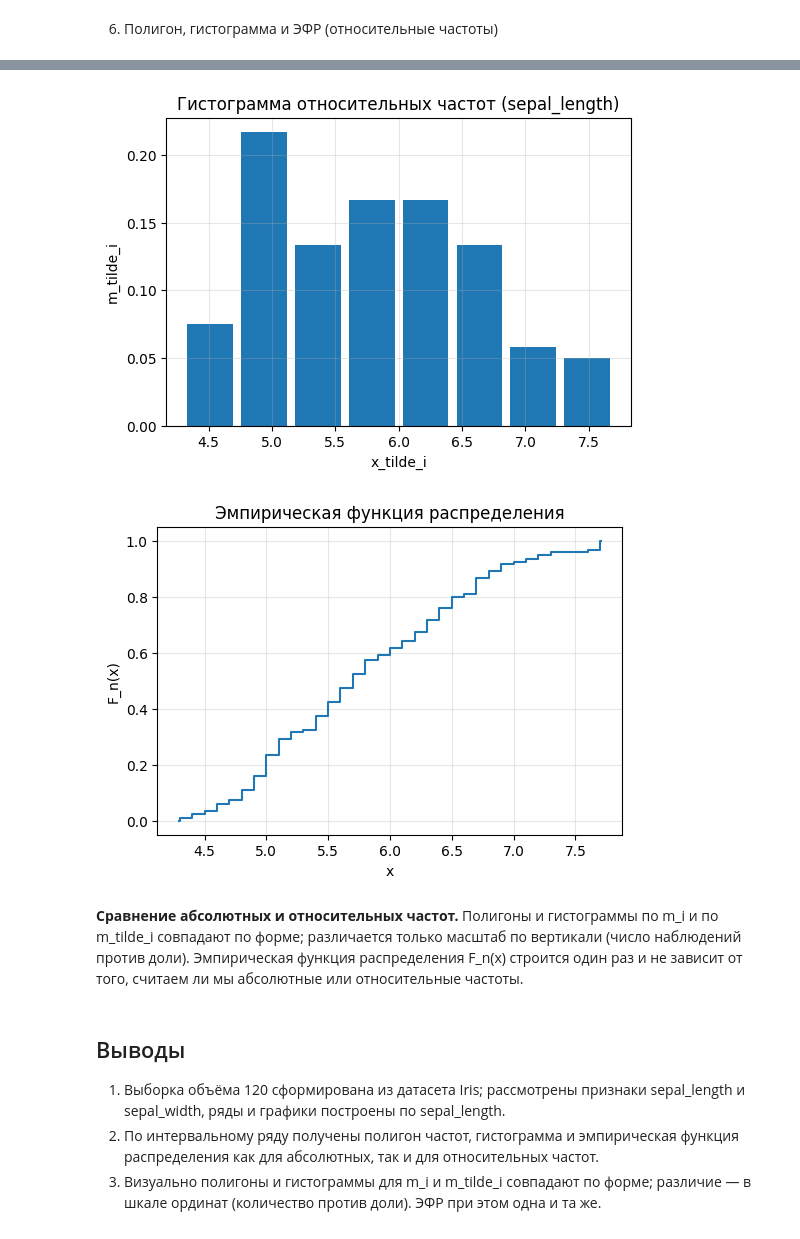
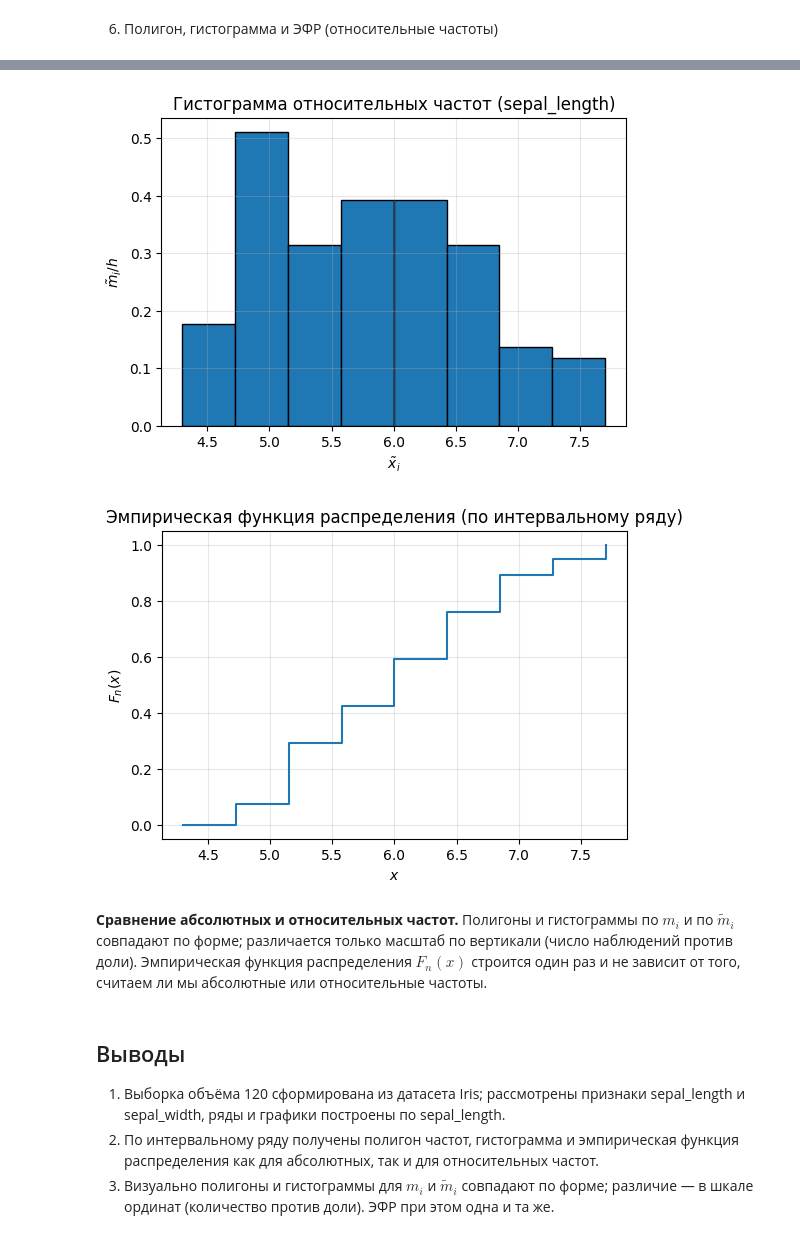
Before and after one commit to the-mvi/smedh-2026, a Jupyter notebook: 2381_Vankov_YS_Vakulenko_IY/task1.ipynb, the cells around one changed output, grey strips where cells are left out. Drawn from its saved outputs; the diff is of its cells as text; code cells hidden in the pictures.

```diff
--- a/2381_Vankov_YS_Vakulenko_IY/task1.ipynb
+++ b/2381_Vankov_YS_Vakulenko_IY/task1.ipynb
@@ -226,28 +249,32 @@ plt.show()
 # %% [markdown]
 6) Полигон, гистограмма и ЭФР (относительные частоты)
 # %%
+edges_left = bins[:-1]
+edges_right = bins[1:]
+x_ecdf = np.concatenate([edges_left, [edges_right[-1]]])
+y_ecdf = np.concatenate([[0], int_df["m_i_cum"].to_numpy()]) / n
+
 plt.figure(figsize=(6, 4))
 plt.plot(mid, int_df["m_tilde_i"], "s-")
-plt.xlabel("x_tilde_i")
-plt.ylabel("m_tilde_i")
+plt.xlabel("$\\tilde x_i$")
+plt.ylabel("$\\tilde m_i$")
 plt.title("Полигон относительных частот (sepal_length)")
 plt.grid(True, alpha=0.3)
 plt.show()
 
 plt.figure(figsize=(6, 4))
-plt.bar(mid, int_df["m_tilde_i"], width=h*0.85, align="center")
-plt.xlabel("x_tilde_i")
-plt.ylabel("m_tilde_i")
+plt.bar(mid, int_df["m_tilde_i"] / h, width=h, align="center", edgecolor="black")
+plt.xlabel("$\\tilde x_i$")
+plt.ylabel("$\\tilde m_i/h$")
 plt.title("Гистограмма относительных частот (sepal_length)")
 plt.grid(True, alpha=0.3)
 plt.show()
 
 plt.figure(figsize=(6, 4))
-plt.step(np.concatenate([[sorted_x[0]-0.01], sorted_x, [sorted_x[-1]+0.01]]),
-         np.concatenate([[0], Fn, [1]]), where="post")
-plt.xlabel("x")
-plt.ylabel("F_n(x)")
-plt.title("Эмпирическая функция распределения")
+plt.step(x_ecdf, y_ecdf, where="post")
+plt.xlabel("$x$")
+plt.ylabel("$F_n(x)$")
+plt.title("Эмпирическая функция распределения (по интервальному ряду)")
 plt.grid(True, alpha=0.3)
 plt.show()
 # %% [output]
@@ -255,10 +282,10 @@ plt.show()
-[figure, old version]
+[figure, new version]
-[figure, old version]
+[figure, new version]
 # %% [markdown]
-**Сравнение абсолютных и относительных частот.** Полигоны и гистограммы по m_i и по m_tilde_i совпадают по форме; различается только масштаб по вертикали (число наблюдений против доли). Эмпирическая функция распределения F_n(x) строится один раз и не зависит от того, считаем ли мы абсолютные или относительные частоты.
+**Сравнение абсолютных и относительных частот.** Полигоны и гистограммы по $m_i$ и по $\tilde m_i$ совпадают по форме; различается только масштаб по вертикали (число наблюдений против доли). Эмпирическая функция распределения $F_n(x)$ строится один раз и не зависит от того, считаем ли мы абсолютные или относительные частоты.
 # %% [markdown]
 ## Выводы
 
 1. Выборка объёма 120 сформирована из датасета Iris; рассмотрены признаки sepal_length и sepal_width, ряды и графики построены по sepal_length.
 2. По интервальному ряду получены полигон частот, гистограмма и эмпирическая функция распределения как для абсолютных, так и для относительных частот.
-3. Визуально полигоны и гистограммы для m_i и m_tilde_i совпадают по форме; различие — в шкале ординат (количество против доли). ЭФР при этом одна и та же.
+3. Визуально полигоны и гистограммы для $m_i$ и $\tilde m_i$ совпадают по форме; различие — в шкале ординат (количество против доли). ЭФР при этом одна и та же.
```
Also changed, not shown: parts of 5 cells of this notebook.
